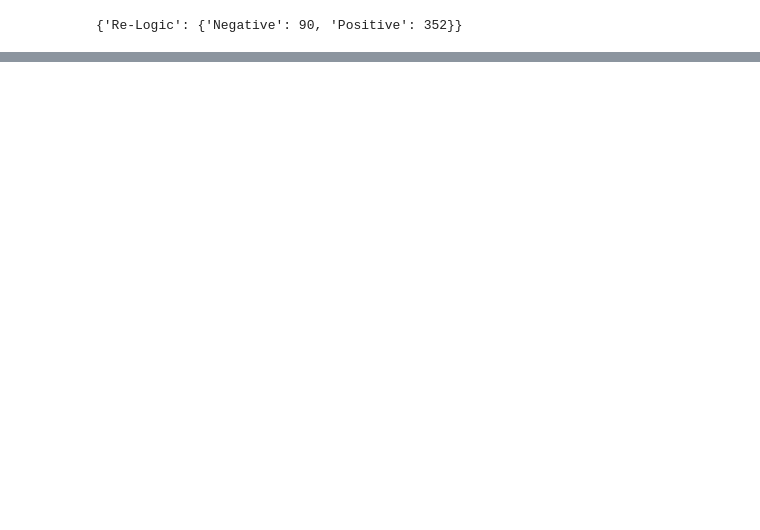
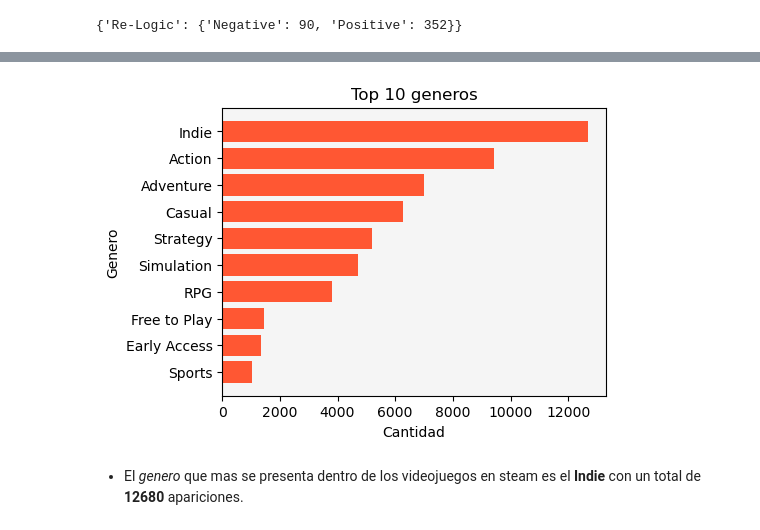
Before and after one commit to jmoc3/PI_Steam, a Jupyter notebook: PI.ipynb, the cells around one changed output, grey strips where cells are left out. Cells and saved outputs as stored; diff of their text form; code cells hidden in the pictures; blank space fills up the shorter version.

```diff
--- a/PI.ipynb
+++ b/PI.ipynb
@@ -493,0 +524,4 @@ developer_reviews_analysis('Re-Logic')
+# %%
+# Agrupamos y ordenamos utilizando la columna genero y id
+top_genre = games.groupby('genres').count().reset_index()[['genres','id']].sort_values(by='id',ascending=True)[-10:]
+top_genre
@@ -493,0 +540,15 @@ developer_reviews_analysis('Re-Logic')
+# %%
+# Configuramos la grafica
+plt.barh(top_genre['genres'], top_genre['id'], color='#FF5733')
+plt.xlabel('Cantidad')
+plt.ylabel('Genero')
+plt.title('Top 10 generos')
+# Ajustamos detalles
+plt.subplots_adjust(left=0.2, right=0.8, top=0.8, bottom=0.2)
+plt.gca().set_facecolor('whitesmoke')
+# Printeamos
+plt.show()
+# %% [output]
+[figure, added]
+# %% [markdown]
+- El *genero* que mas se presenta dentro de los videojuegos en steam es el **Indie** con un total de **12680** apariciones.
```
Also changed, not shown: parts of 40 cells of this notebook, 4 other files.
